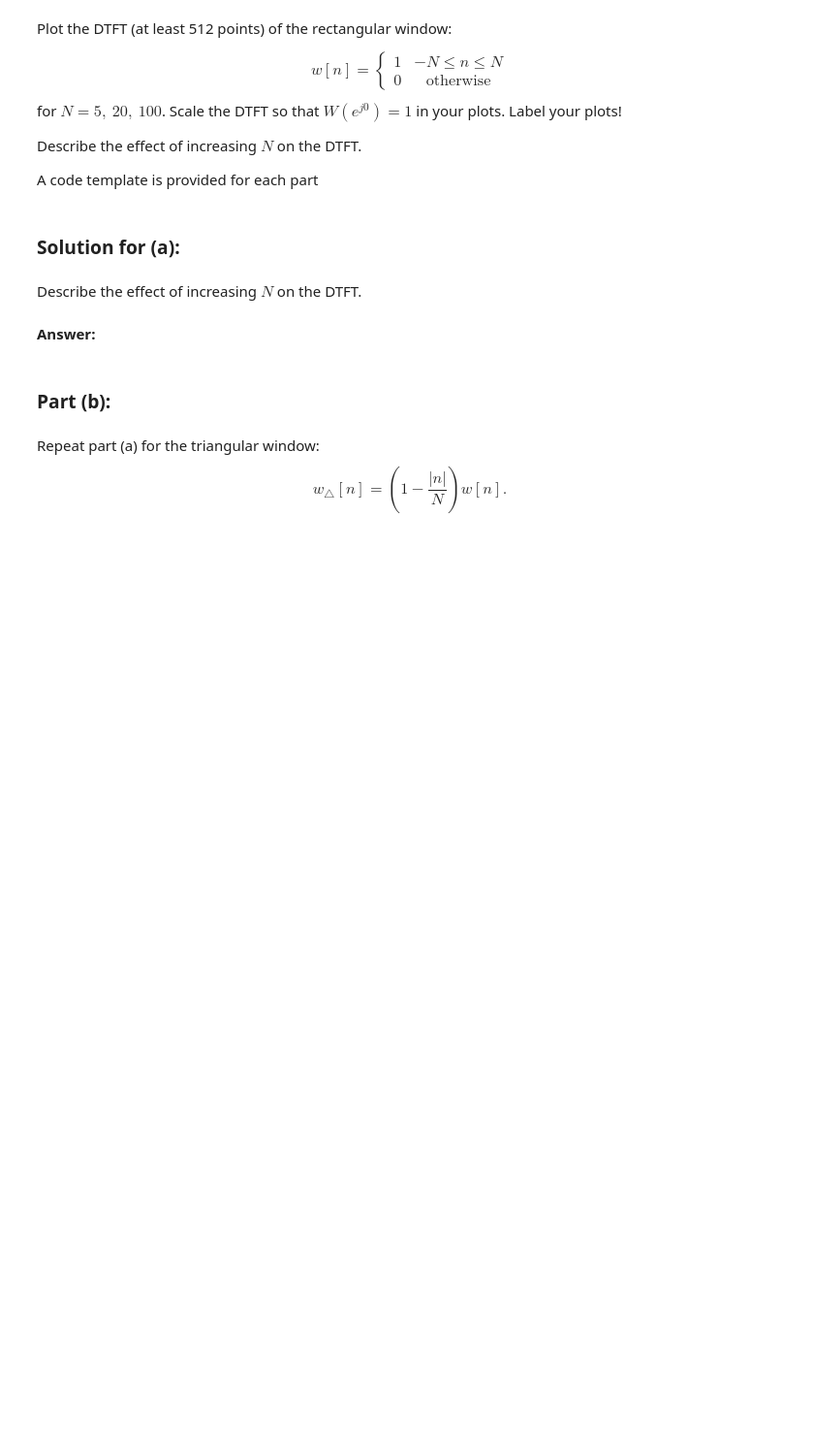
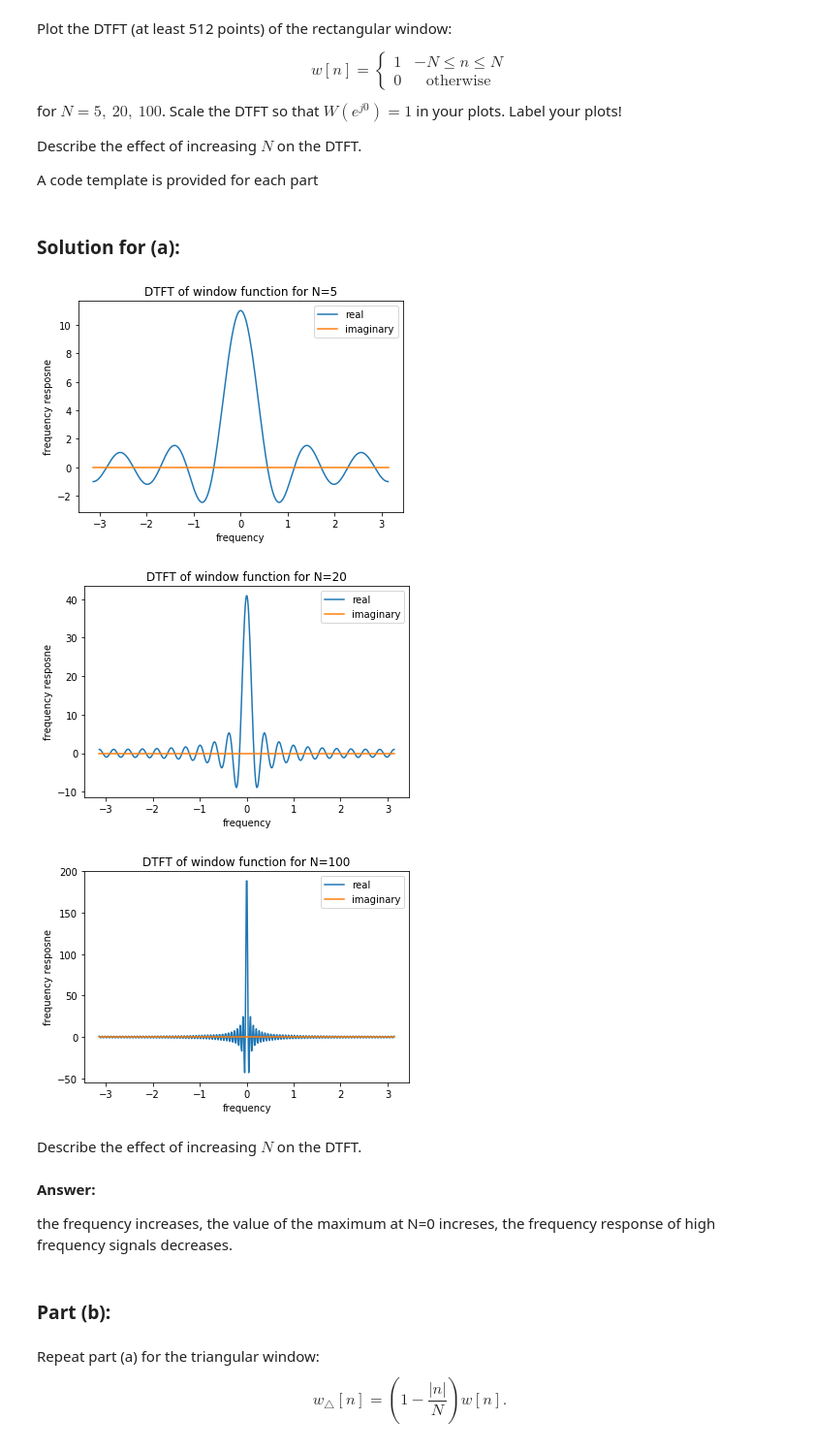
Before and after one commit to louieg888/lab1-spring2021-FFTiramisu, a Jupyter notebook: lab1-dtft.ipynb, the cells around one changed output. Shown at 97% size. Saved outputs shown, nothing was run; the diff lists cells and outputs as text; code cells hidden in the pictures; blank space fills up the shorter version.

```diff
--- a/lab1-dtft.ipynb
+++ b/lab1-dtft.ipynb
@@ -87,42 +101,75 @@ np.meshgrid?
 ### Solution for (a):
 # %%
 #repeat for N = 5, 20, 100
-for N in [5, 20, 100]:
+SIGNAL_SIZE = 512
+temp = [5]
+final = [5, 20, 100]
 
+for N in final:
     # create 2N+1-point temporal indices (NN) from -N to N using np.r_
     ### FILL IN ###
-    NN =
+    NN = np.arange(-N, N+1, 1, dtype='complex')
     # create window function (w) using np.ones
     ### FILL IN ###
-    w =
+    w = np.ones(2*N+1, dtype='complex')
     # create 512-point frequency indices (Omega) from -pi to pi (use np.pi)
     ### FILL IN ###
-    Omega =
+    Omega = np.linspace(-np.pi, np.pi, SIGNAL_SIZE, dtype='complex')
     # create matrix of appropriate temporal indices (n) and frequency indices (omega) using np.meshgrid
     ### FILL IN ###
+    time, freq = np.meshgrid(NN,Omega)
 
 
+    """
+        [e^-{i * index * freq}]
+    """
     # create DTFT matrix
-    DTFT =
+    DTFT = np.empty_like(time, dtype='complex')
+
+    for i in range(len(Omega)):
+        for j in range(len(w)):
+            signal_index = time[i][j]
+            frequency = freq[i][j]
+            # print(signal_index, frequency)
+            DTFT[i][j] = np.exp(-1j * signal_index * frequency)
 
     # evaluate DTFT
-    W =
+    W = np.dot(DTFT, w)
 
     # normalize W such that W at omega=0 is 1
     ### FILL IN ###
-
+    close_to_zero_index = np.argmin(abs(Omega))
+    W_at_zero_frequency = W[close_to_zero_index]
+    normalizing_factor = 1.0 / W_at_zero_frequency
+    W_normalized = W * normalizing_factor
 
     # create plots
     # plot both real and imag on the same figure ( use W.real and W.imag )
     ### FILL IN ###
+    x = Omega.real # if you don't specify a number before the colon, the starting index defaults to 0
+    y1 = W.real
+    y2 = W.imag
+    plt.figure(N)
+    plt.plot(x,y1)
+    plt.plot(x,y2)
+    plt.xlabel("frequency")
+    plt.ylabel("frequency resposne")
+    plt.title("DTFT of window function for N="+str(N))
 
-
-    # label plots and put title and legends ( use plt.xlabel, plt.title, plt.legend )
-    ### FILL IN ###
+    plt.legend( ("real", "imaginary") )
+    plt.show()
+    #label plots and put title and legends ( use plt.xlabel, plt.title, plt.legend )
+    ## FILL IN ###
+# %% [output]
+[figure, added]
+[figure, added]
+[figure, added]
 # %% [markdown]
 Describe the effect of increasing $N$ on the DTFT.
-# %% [markdown]
-**Answer:**
+# %% [markdown]
+**Answer:**
+
+the frequency increases, the value of the maximum at N=0 increses, the frequency response of high frequency signals decreases.
 # %% [markdown]
 ### Part (b):
 # %% [markdown]
```
Also changed, not shown: parts of 19 cells of this notebook.
